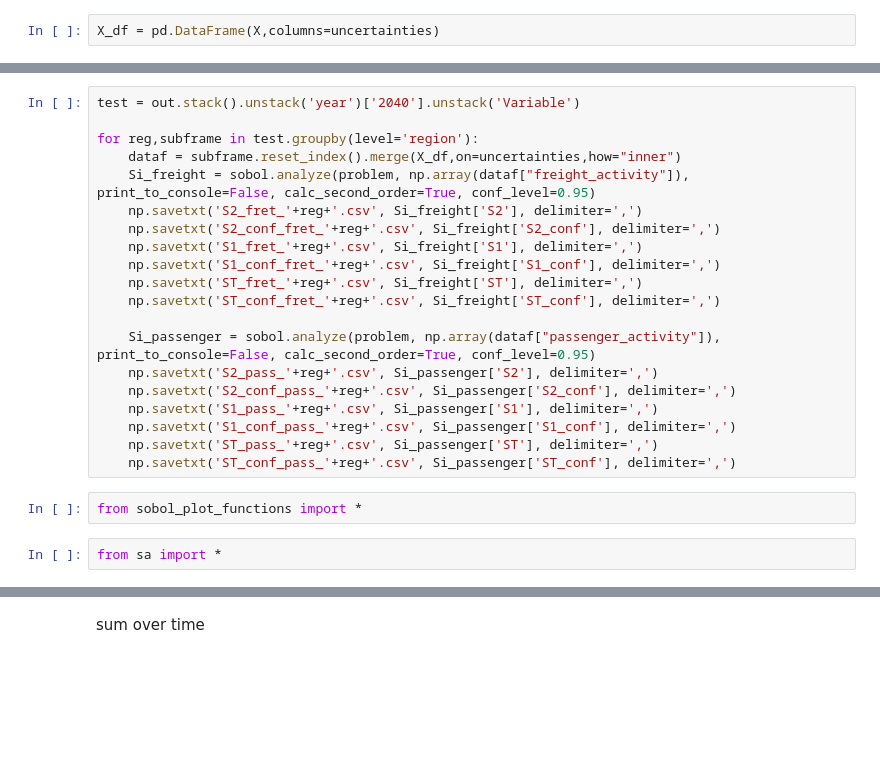
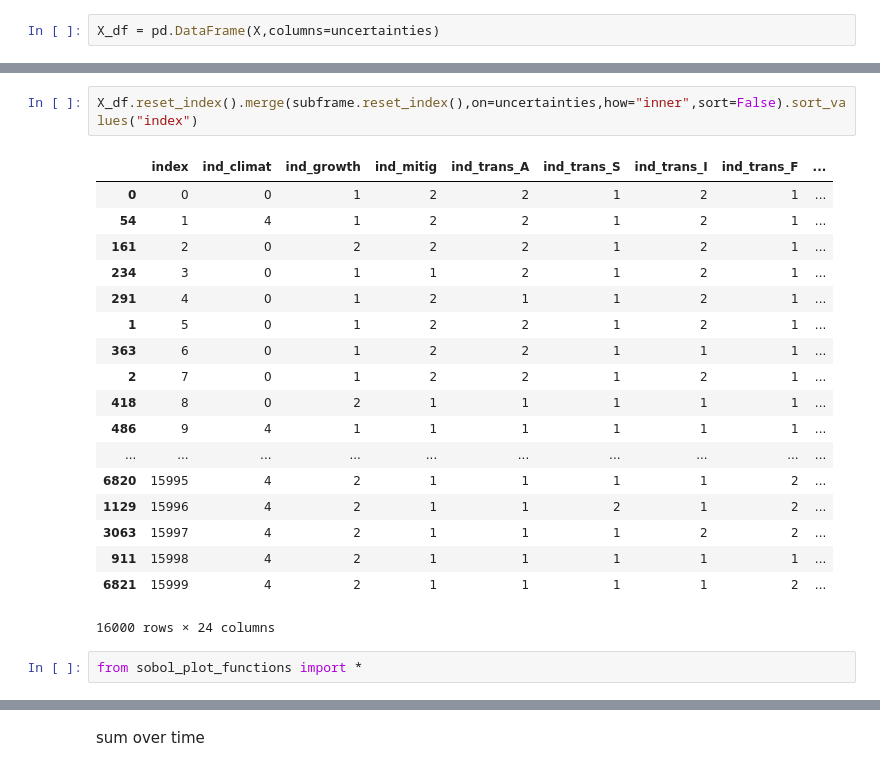
Before and after one commit to julierozenberg/infra_needs_analyses, a Jupyter notebook: cired_results_analysis.ipynb, the cells around one changed output, grey strips where cells are left out. Drawn from its saved outputs; the diff is of its cells as text; blank space fills up the shorter version.

```diff
--- a/cired_results_analysis.ipynb
+++ b/cired_results_analysis.ipynb
@@ -515,24 +515,23 @@ out.sample(3)
-# %%
-test = out.stack().unstack('year')['2040'].unstack('Variable')
-
-for reg,subframe in test.groupby(level='region'):
-    dataf = subframe.reset_index().merge(X_df,on=uncertainties,how="inner")
-    Si_freight = sobol.analyze(problem, np.array(dataf["freight_activity"]), print_to_console=False, calc_second_order=True, conf_level=0.95)
-    np.savetxt('S2_fret_'+reg+'.csv', Si_freight['S2'], delimiter=',')
-    np.savetxt('S2_conf_fret_'+reg+'.csv', Si_freight['S2_conf'], delimiter=',')
-    np.savetxt('S1_fret_'+reg+'.csv', Si_freight['S1'], delimiter=',')
-    np.savetxt('S1_conf_fret_'+reg+'.csv', Si_freight['S1_conf'], delimiter=',')
-    np.savetxt('ST_fret_'+reg+'.csv', Si_freight['ST'], delimiter=',')
-    np.savetxt('ST_conf_fret_'+reg+'.csv', Si_freight['ST_conf'], delimiter=',')
-
-    Si_passenger = sobol.analyze(problem, np.array(dataf["passenger_activity"]), print_to_console=False, calc_second_order=True, conf_level=0.95)
-    np.savetxt('S2_pass_'+reg+'.csv', Si_passenger['S2'], delimiter=',')
-    np.savetxt('S2_conf_pass_'+reg+'.csv', Si_passenger['S2_conf'], delimiter=',')
-    np.savetxt('S1_pass_'+reg+'.csv', Si_passenger['S1'], delimiter=',')
-    np.savetxt('S1_conf_pass_'+reg+'.csv', Si_passenger['S1_conf'], delimiter=',')
-    np.savetxt('ST_pass_'+reg+'.csv', Si_passenger['ST'], delimiter=',')
-    np.savetxt('ST_conf_pass_'+reg+'.csv', Si_passenger['ST_conf'], delimiter=',')
+# %%
+X_df.reset_index().merge(subframe.reset_index(),on=uncertainties,how="inner",sort=False).sort_values("index")
+# %% [output]
+|  | index | ind_climat | ind_growth | ind_mitig | ind_trans_A | ind_trans_S | ind_trans_I | ind_trans_F | ... |
+| 0 | 0 | 0 | 1 | 2 | 2 | 1 | 2 | 1 | ... |
+| 54 | 1 | 4 | 1 | 2 | 2 | 1 | 2 | 1 | ... |
+| 161 | 2 | 0 | 2 | 2 | 2 | 1 | 2 | 1 | ... |
+| 234 | 3 | 0 | 1 | 1 | 2 | 1 | 2 | 1 | ... |
+| 291 | 4 | 0 | 1 | 2 | 1 | 1 | 2 | 1 | ... |
+| 1 | 5 | 0 | 1 | 2 | 2 | 1 | 2 | 1 | ... |
+| 363 | 6 | 0 | 1 | 2 | 2 | 1 | 1 | 1 | ... |
+| 2 | 7 | 0 | 1 | 2 | 2 | 1 | 2 | 1 | ... |
+| 418 | 8 | 0 | 2 | 1 | 1 | 1 | 1 | 1 | ... |
+| 486 | 9 | 4 | 1 | 1 | 1 | 1 | 1 | 1 | ... |
+| ... | ... | ... | ... | ... | ... | ... | ... | ... | ... |
+| 6820 | 15995 | 4 | 2 | 1 | 1 | 1 | 1 | 2 | ... |
+| 1129 | 15996 | 4 | 2 | 1 | 1 | 2 | 1 | 2 | ... |
+| 3063 | 15997 | 4 | 2 | 1 | 1 | 1 | 2 | 2 | ... |
+| 911 | 15998 | 4 | 2 | 1 | 1 | 1 | 1 | 1 | ... |
+| 6821 | 15999 | 4 | 2 | 1 | 1 | 1 | 1 | 2 | ... |
+16000 rows × 24 columns
 # %%
 from sobol_plot_functions import *
-# %%
-from sa import *
```
Also changed, not shown: parts of 7 cells of this notebook, 2 other files.
